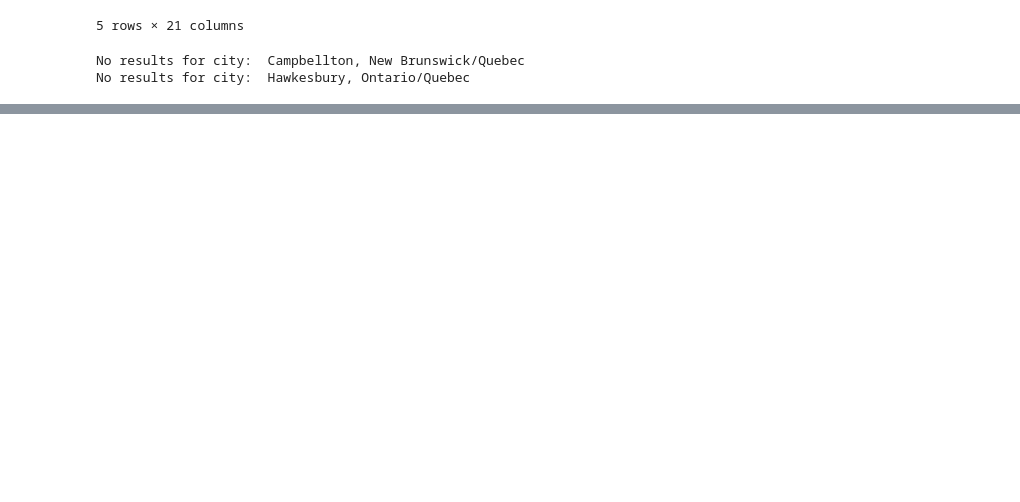
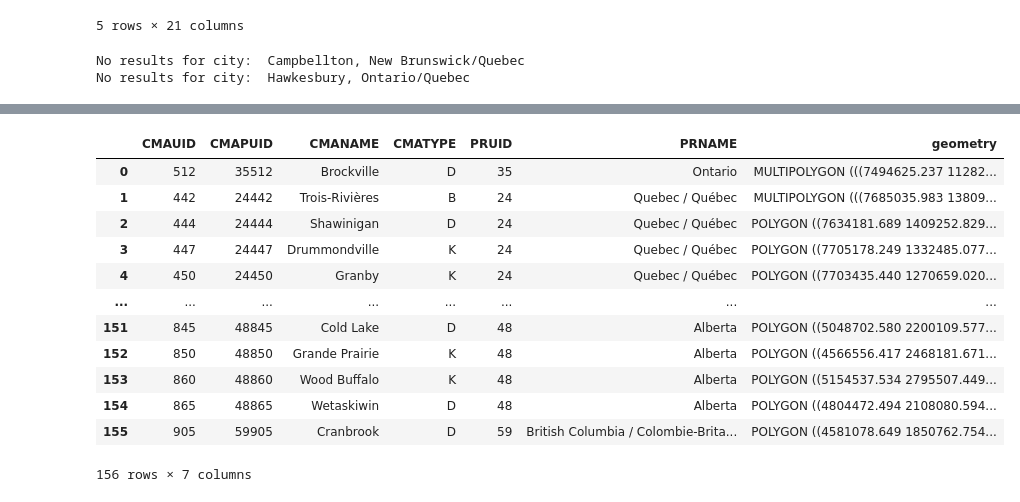
Before and after one commit to tomsitter/canada-population-map, a Jupyter notebook: geocode.ipynb, the cells around one changed output, grey strips where cells are left out. Cells and saved outputs as stored; diff of their text form; code cells hidden in the pictures; blank space fills up the shorter version.

```diff
--- a/geocode.ipynb
+++ b/geocode.ipynb
@@ -131,0 +130,16 @@ index
+# %%
+gdf
+# %% [output]
+|  | CMAUID | CMAPUID | CMANAME | CMATYPE | PRUID | PRNAME | geometry |
+| 0 | 512 | 35512 | Brockville | D | 35 | Ontario | MULTIPOLYGON (((7494625.237 11282... |
+| 1 | 442 | 24442 | Trois-Rivières | B | 24 | Quebec / Québec | MULTIPOLYGON (((7685035.983 13809... |
+| 2 | 444 | 24444 | Shawinigan | D | 24 | Quebec / Québec | POLYGON ((7634181.689 1409252.829... |
+| 3 | 447 | 24447 | Drummondville | K | 24 | Quebec / Québec | POLYGON ((7705178.249 1332485.077... |
+| 4 | 450 | 24450 | Granby | K | 24 | Quebec / Québec | POLYGON ((7703435.440 1270659.020... |
+| ... | ... | ... | ... | ... | ... | ... | ... |
+| 151 | 845 | 48845 | Cold Lake | D | 48 | Alberta | POLYGON ((5048702.580 2200109.577... |
+| 152 | 850 | 48850 | Grande Prairie | K | 48 | Alberta | POLYGON ((4566556.417 2468181.671... |
+| 153 | 860 | 48860 | Wood Buffalo | K | 48 | Alberta | POLYGON ((5154537.534 2795507.449... |
+| 154 | 865 | 48865 | Wetaskiwin | D | 48 | Alberta | POLYGON ((4804472.494 2108080.594... |
+| 155 | 905 | 59905 | Cranbrook | D | 59 | British Columbia / Colombie-Brita... | POLYGON ((4581078.649 1850762.754... |
+156 rows × 7 columns
```
Also changed, not shown: parts of 9 cells of this notebook, 4 other files.
